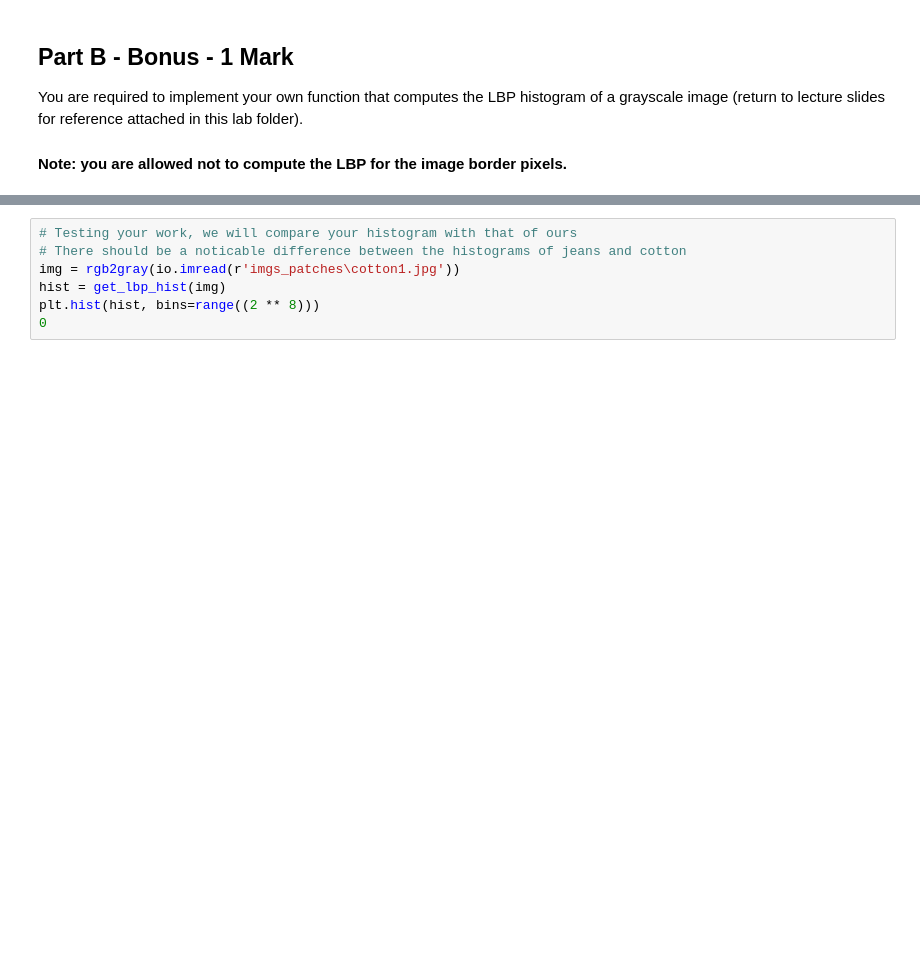
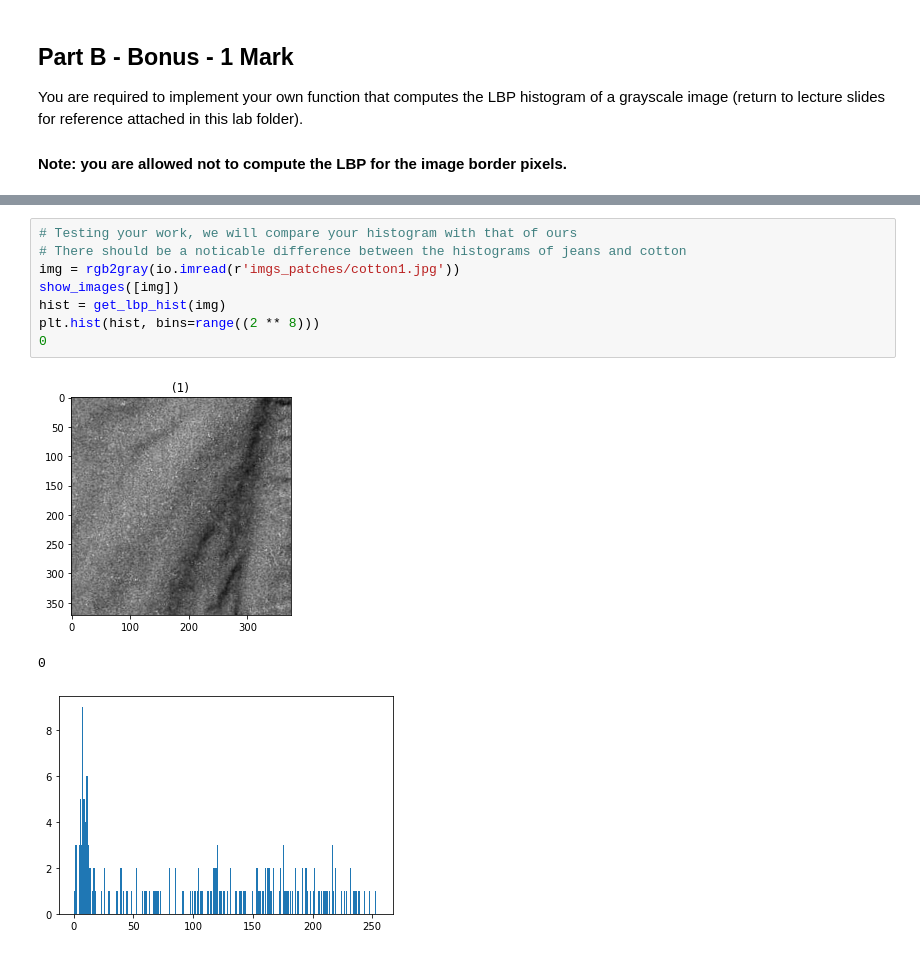
Before and after one commit to aashrafh/CMP362, a Jupyter notebook: Lab9_Texture/lab_texture_STD.ipynb, the cells around one changed output, grey strips where cells are left out. Cells and saved outputs as stored; diff of their text form; blank space fills up the shorter version.

```diff
--- a/Lab9_Texture/lab_texture_STD.ipynb
+++ b/Lab9_Texture/lab_texture_STD.ipynb
@@ -168,7 +220,12 @@ plt.hist(hist, bins=range((2 ** 8)))
 # %%
 # Testing your work, we will compare your histogram with that of ours
 # There should be a noticable difference between the histograms of jeans and cotton
-img = rgb2gray(io.imread(r'imgs_patches\cotton1.jpg'))
+img = rgb2gray(io.imread(r'imgs_patches/cotton1.jpg'))
+show_images([img])
 hist = get_lbp_hist(img)
 plt.hist(hist, bins=range((2 ** 8)))
 0
+# %% [output]
+[figure, added]
+0
+[figure, added]
```
Also changed, not shown: parts of 8 cells of this notebook, 1 other file.
